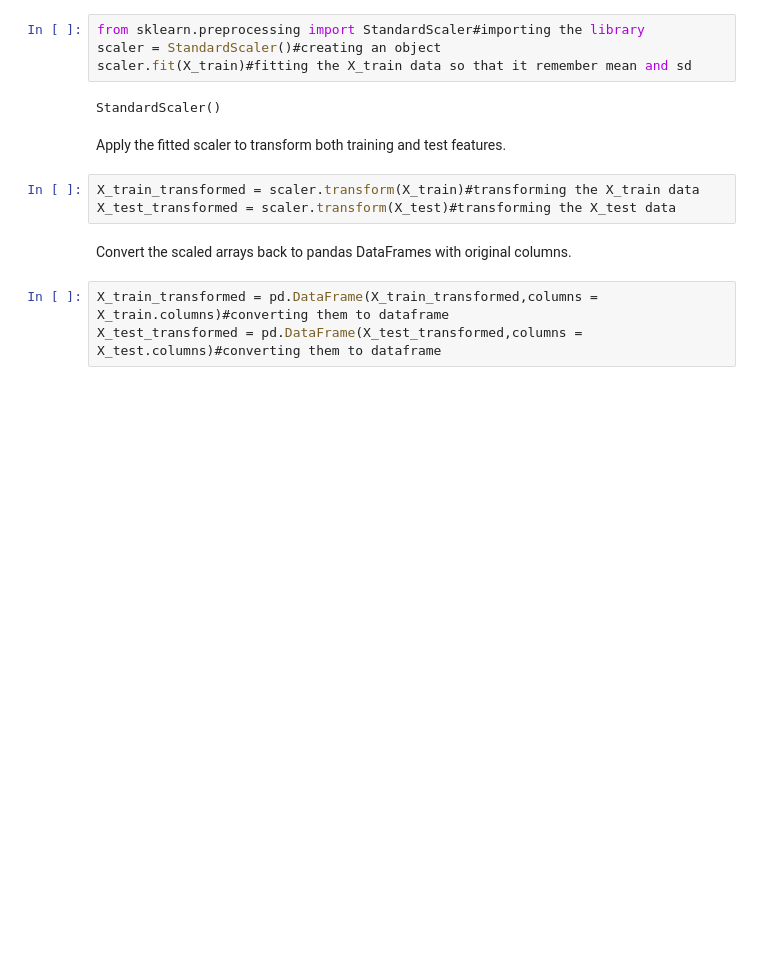
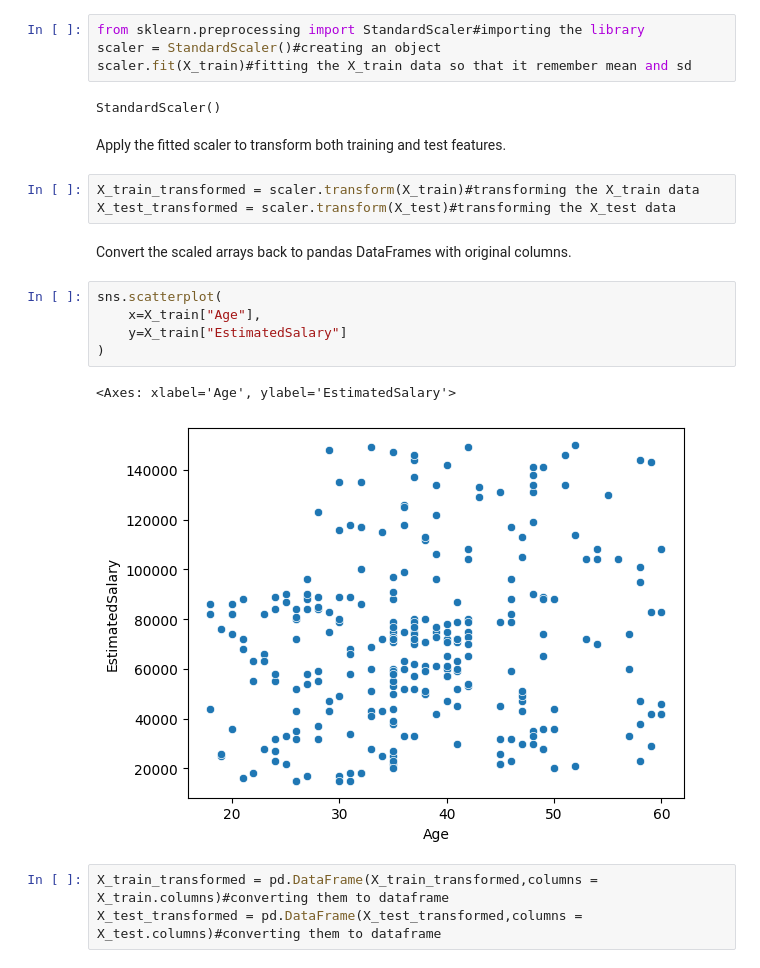
Before and after one commit to Asit-Sengar/Machine_Learning_foundations, a Jupyter notebook: notebooks/100_days_ml/Standardization.ipynb, the cells around one changed output. Saved outputs shown, nothing was run; the diff lists cells and outputs as text; blank space fills up the shorter version.

```diff
--- a/notebooks/100_days_ml/Standardization.ipynb
+++ b/notebooks/100_days_ml/Standardization.ipynb
@@ -87,6 +87,14 @@ X_train_transformed = scaler.transform(X_train)#transforming the X_train data
 X_test_transformed = scaler.transform(X_test)#transforming the X_test data
 # %% [markdown]
 Convert the scaled arrays back to pandas DataFrames with original columns.
+# %%
+sns.scatterplot(
+    x=X_train["Age"],
+    y=X_train["EstimatedSalary"]
+)
+# %% [output]
+<Axes: xlabel='Age', ylabel='EstimatedSalary'>
+[figure, added]
 # %%
 X_train_transformed = pd.DataFrame(X_train_transformed,columns = X_train.columns)#converting them to dataframe
 X_test_transformed = pd.DataFrame(X_test_transformed,columns = X_test.columns)#converting them to dataframe
```
Also changed, not shown: parts of 5 cells of this notebook.
